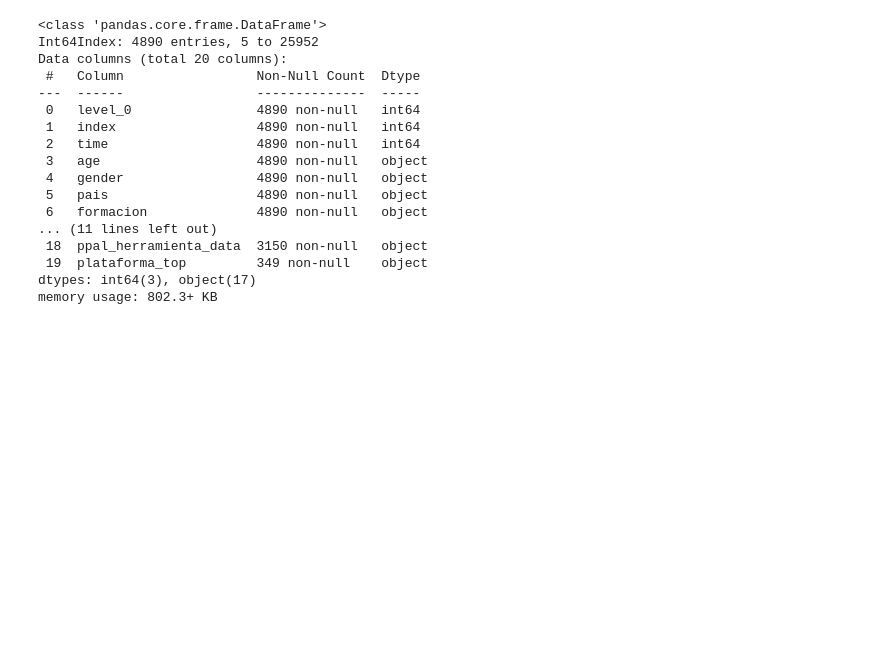
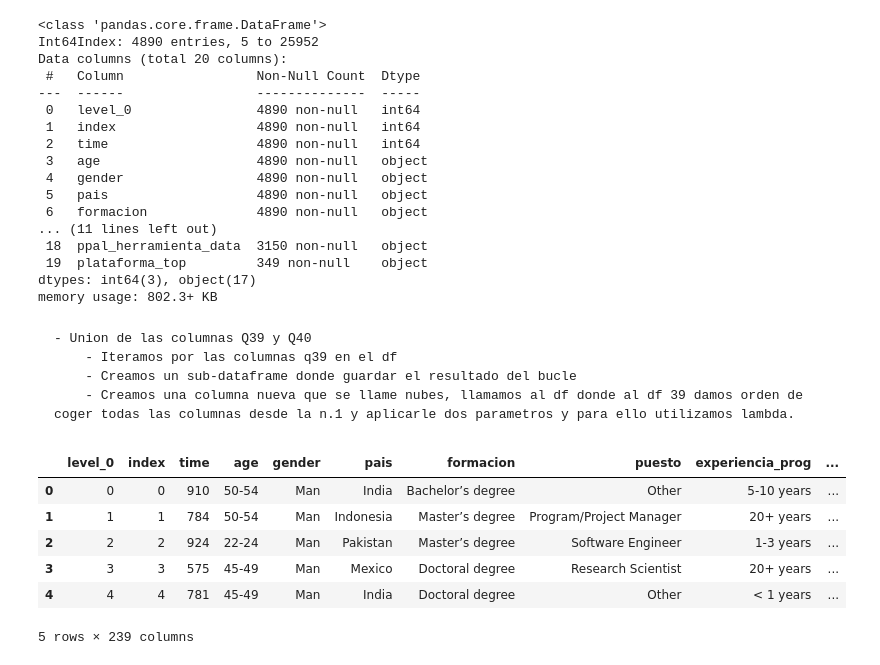
Before and after one commit to Adalab/project-DA-promo-c-modulo-2-team-5, a Jupyter notebook: sprint2.ipynb, the cells around one changed output. Saved outputs shown, nothing was run; the diff lists cells and outputs as text; code cells hidden in the pictures; blank space fills up the shorter version.

```diff
--- a/sprint2.ipynb
+++ b/sprint2.ipynb
@@ -193,3 +193,28 @@ Data columns (total 20 columns):
  19  plataforma_top         349 non-null    object
 dtypes: int64(3), object(17)
 memory usage: 802.3+ KB
+# %% [markdown]
+    - Union de las columnas Q39 y Q40
+        - Iteramos por las columnas q39 en el df
+        - Creamos un sub-dataframe donde guardar el resultado del bucle
+        - Creamos una columna nueva que se llame nubes, llamamos al df donde al df 39 damos orden de coger todas las columnas desde la n.1 y aplicarle dos parametros y para ello utilizamos lambda.
+# %%
+
+q39 = [col for col in df if col.startswith('Q39')]
+
+df39 = df[q39]
+df['nubes'] = df[df39.columns[1:]].apply(
+     lambda x: ','.join(x.dropna().astype(str)),
+     axis=1
+)
+# %%
+df = df.drop(q39,axis=1)
+df.head()
+# %% [output]
+|  | level_0 | index | time | age | gender | pais | formacion | puesto | experiencia_prog | ... |
+| 0 | 0 | 0 | 910 | 50-54 | Man | India | Bachelor’s degree | Other | 5-10 years | ... |
+| 1 | 1 | 1 | 784 | 50-54 | Man | Indonesia | Master’s degree | Program/Project Manager | 20+ years | ... |
+| 2 | 2 | 2 | 924 | 22-24 | Man | Pakistan | Master’s degree | Software Engineer | 1-3 years | ... |
+| 3 | 3 | 3 | 575 | 45-49 | Man | Mexico | Doctoral degree | Research Scientist | 20+ years | ... |
+| 4 | 4 | 4 | 781 | 45-49 | Man | India | Doctoral degree | Other | < 1 years | ... |
+5 rows × 239 columns
```
Also changed, not shown: parts of 13 cells of this notebook.
